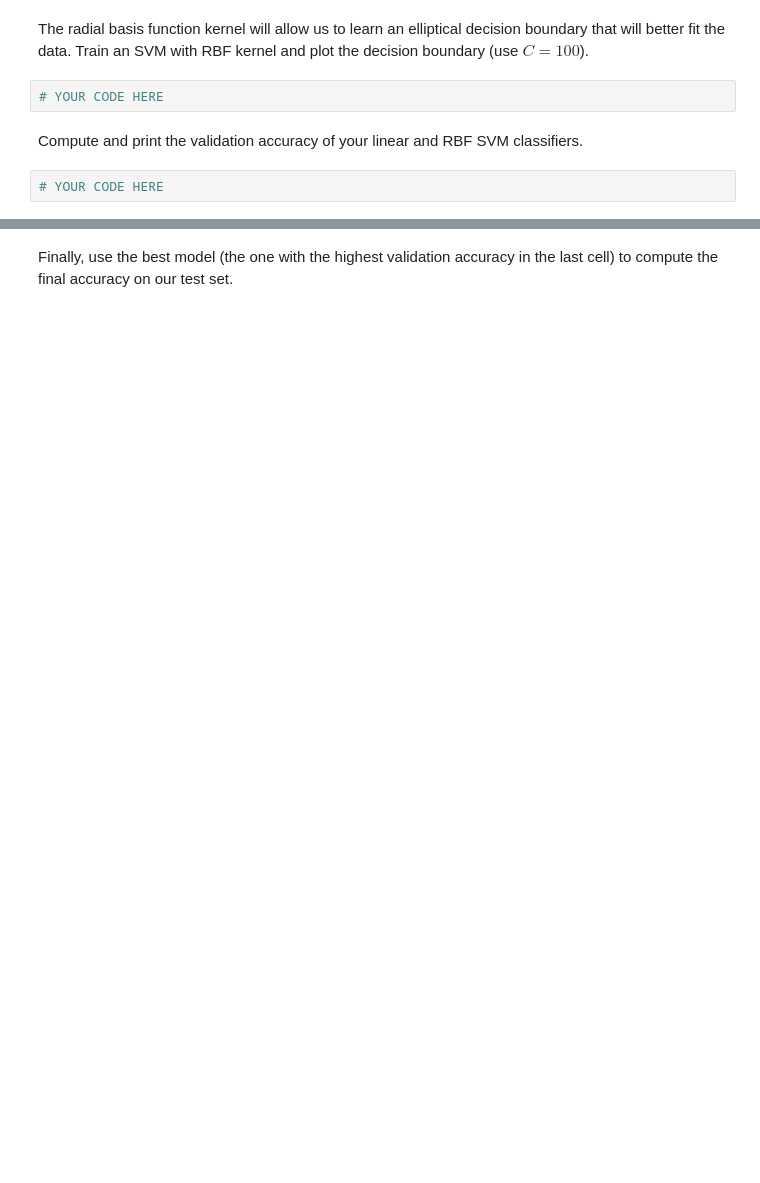
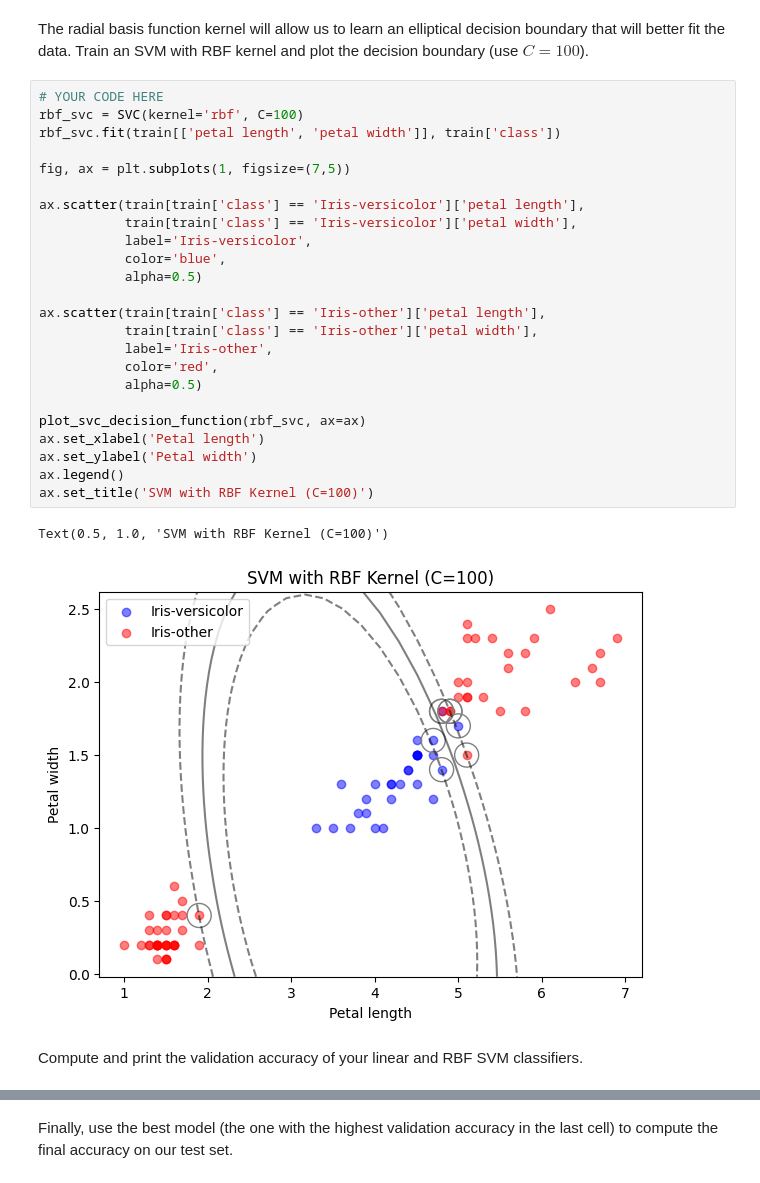
Before and after one commit to Saakshi-G/Data-Mining_-Labs, a Jupyter notebook: Lab5_Linear_Models.ipynb, the cells around one changed output, grey strips where cells are left out. Saved outputs shown, nothing was run; the diff lists cells and outputs as text; blank space fills up the shorter version.

```diff
--- a/Lab5_Linear_Models.ipynb
+++ b/Lab5_Linear_Models.ipynb
@@ -223,8 +348,31 @@ If we train a linear SVM to classify these instances, the accuracy will be low.
 # %% [markdown]
 The radial basis function kernel will allow us to learn an elliptical decision boundary that will better fit the data. Train an SVM with RBF kernel and plot the decision boundary (use $C=100$).
-# %%
-# YOUR CODE HERE
+# %%
+# YOUR CODE HERE
+rbf_svc = SVC(kernel='rbf', C=100)
+rbf_svc.fit(train[['petal length', 'petal width']], train['class'])
+
+fig, ax = plt.subplots(1, figsize=(7,5))
+
+ax.scatter(train[train['class'] == 'Iris-versicolor']['petal length'],
+           train[train['class'] == 'Iris-versicolor']['petal width'],
+           label='Iris-versicolor',
+           color='blue',
+           alpha=0.5)
+
+ax.scatter(train[train['class'] == 'Iris-other']['petal length'],
+           train[train['class'] == 'Iris-other']['petal width'],
+           label='Iris-other',
+           color='red',
+           alpha=0.5)
+
+plot_svc_decision_function(rbf_svc, ax=ax)
+ax.set_xlabel('Petal length')
+ax.set_ylabel('Petal width')
+ax.legend()
+ax.set_title('SVM with RBF Kernel (C=100)')
+# %% [output]
+Text(0.5, 1.0, 'SVM with RBF Kernel (C=100)')
+[figure, added]
 # %% [markdown]
 Compute and print the validation accuracy of your linear and RBF SVM classifiers.
-# %%
-# YOUR CODE HERE
```
Also changed, not shown: parts of 28 cells of this notebook.
